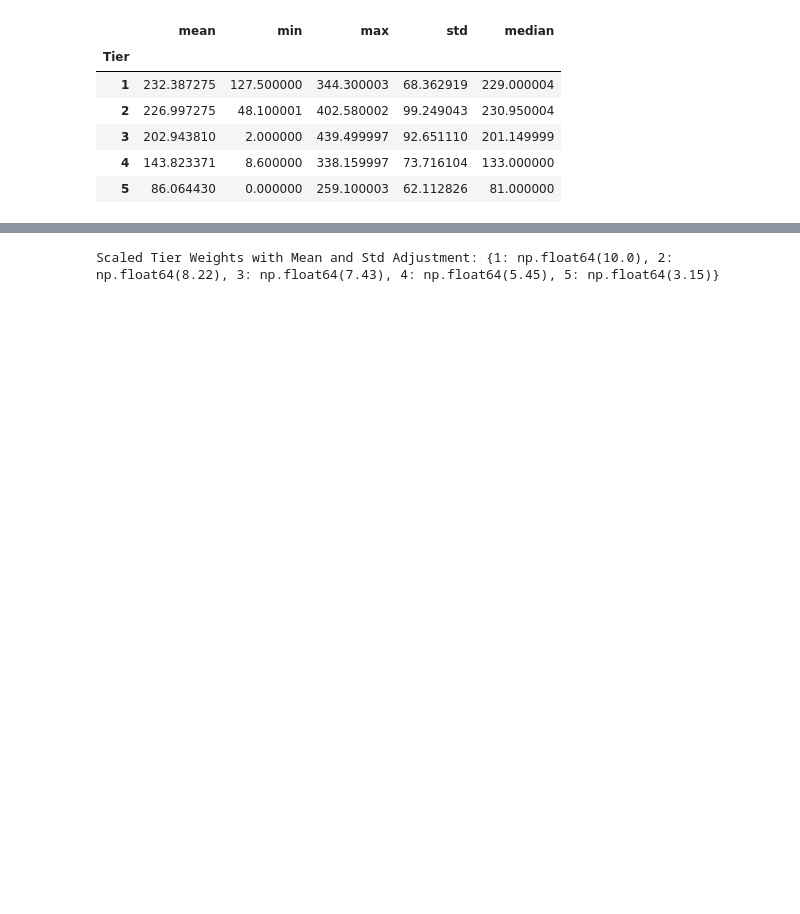
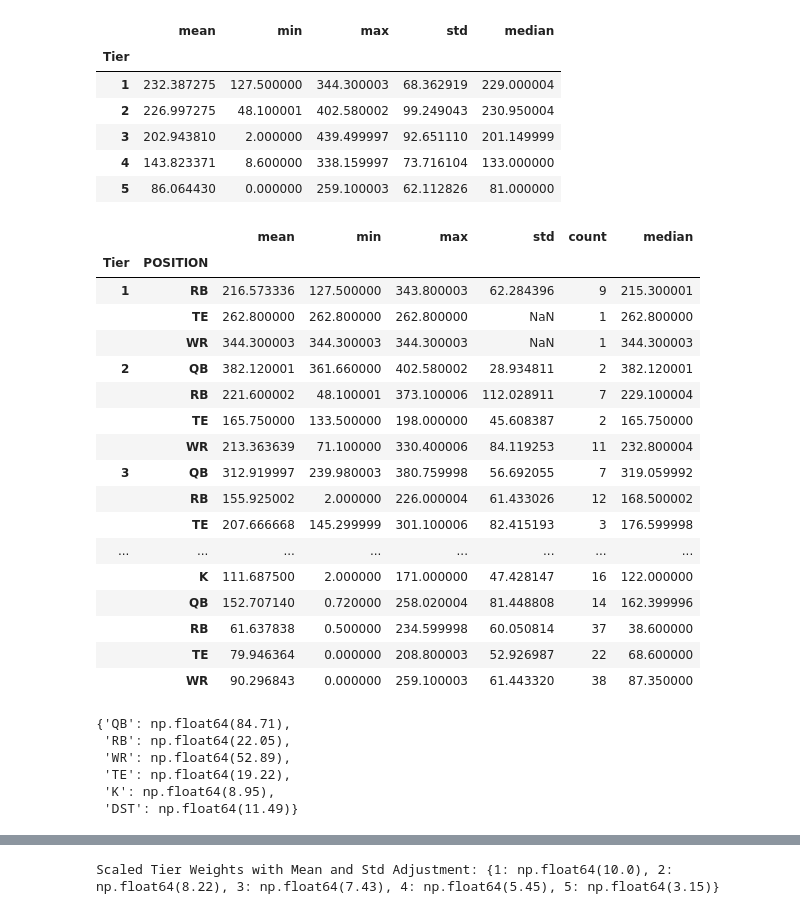
Before and after one commit to choym92/DraftingAlpha, a Jupyter notebook: scripts/EDA.ipynb, the cells around one changed output, grey strips where cells are left out. Drawn from its saved outputs; the diff is of its cells as text; code cells hidden in the pictures; blank space fills up the shorter version.

```diff
--- a/scripts/EDA.ipynb
+++ b/scripts/EDA.ipynb
@@ -229,3 +234,24 @@ data_df3.groupby('Tier')['fpts'].agg({'mean', 'std', 'max', 'median', 'min'})
 | 3 | 202.943810 | 2.000000 | 439.499997 | 92.651110 | 201.149999 |
 | 4 | 143.823371 | 8.600000 | 338.159997 | 73.716104 | 133.000000 |
 | 5 | 86.064430 | 0.000000 | 259.100003 | 62.112826 | 81.000000 |
+# %%
+data_df3.groupby(['Tier', 'POSITION'])['fpts'].agg({'mean', 'std', 'max', 'median', 'min','count'})
+# %% [output]
+|  |  | mean | min | max | std | count | median |
+| Tier | POSITION |  |  |  |  |  |  |
+| 1 | RB | 216.573336 | 127.500000 | 343.800003 | 62.284396 | 9 | 215.300001 |
+|  | TE | 262.800000 | 262.800000 | 262.800000 | NaN | 1 | 262.800000 |
+|  | WR | 344.300003 | 344.300003 | 344.300003 | NaN | 1 | 344.300003 |
+| 2 | QB | 382.120001 | 361.660000 | 402.580002 | 28.934811 | 2 | 382.120001 |
+|  | RB | 221.600002 | 48.100001 | 373.100006 | 112.028911 | 7 | 229.100004 |
+|  | TE | 165.750000 | 133.500000 | 198.000000 | 45.608387 | 2 | 165.750000 |
+|  | WR | 213.363639 | 71.100000 | 330.400006 | 84.119253 | 11 | 232.800004 |
+| 3 | QB | 312.919997 | 239.980003 | 380.759998 | 56.692055 | 7 | 319.059992 |
+|  | RB | 155.925002 | 2.000000 | 226.000004 | 61.433026 | 12 | 168.500002 |
+|  | TE | 207.666668 | 145.299999 | 301.100006 | 82.415193 | 3 | 176.599998 |
+| ... | ... | ... | ... | ... | ... | ... | ... |
+|  | K | 111.687500 | 2.000000 | 171.000000 | 47.428147 | 16 | 122.000000 |
+|  | QB | 152.707140 | 0.720000 | 258.020004 | 81.448808 | 14 | 162.399996 |
+|  | RB | 61.637838 | 0.500000 | 234.599998 | 60.050814 | 37 | 38.600000 |
+|  | TE | 79.946364 | 0.000000 | 208.800003 | 52.926987 | 22 | 68.600000 |
+|  | WR | 90.296843 | 0.000000 | 259.100003 | 61.443320 | 38 | 87.350000 |
@@ -231,0 +332,11 @@ data_df3.groupby('Tier')['fpts'].agg({'mean', 'std', 'max', 'median', 'min'})
+# %%
+
+# Step 2: Add VORP
+calculate_dynamic_scarcity_v2(data_df3, POSITION_LIMITS, REQUIRED_POSITIONS)
+# %% [output]
+{'QB': np.float64(84.71),
+ 'RB': np.float64(22.05),
+ 'WR': np.float64(52.89),
+ 'TE': np.float64(19.22),
+ 'K': np.float64(8.95),
+ 'DST': np.float64(11.49)}
```
Also changed, not shown: parts of 19 cells of this notebook, 1 other file.
